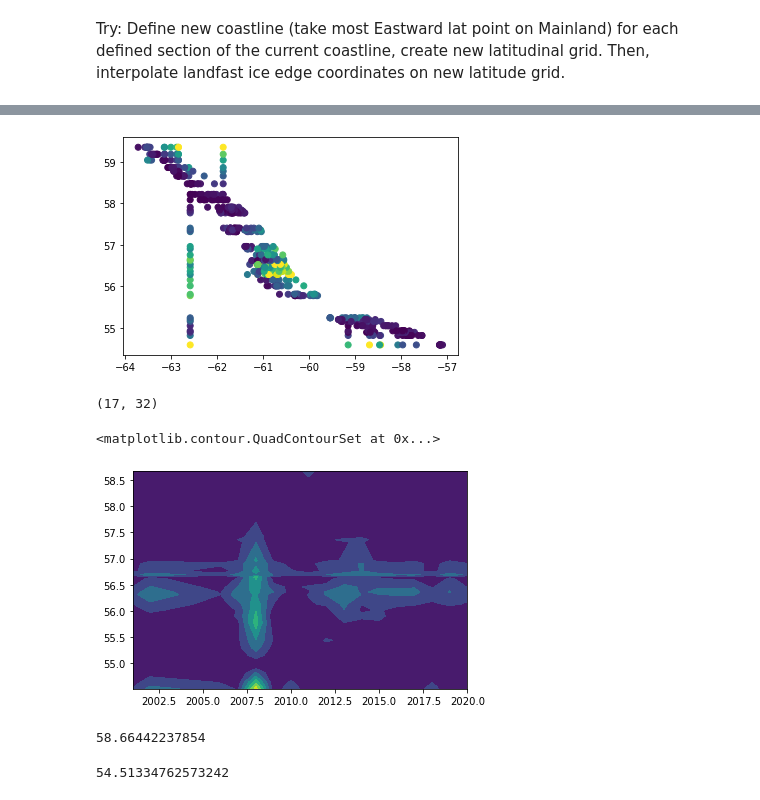
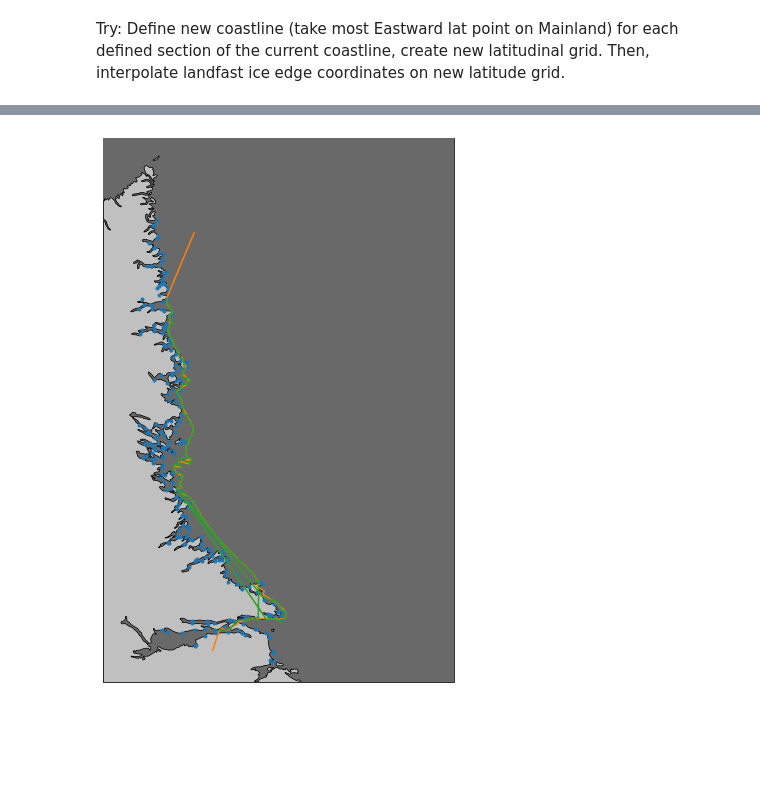
Before and after one commit to maynwang/CIS, a Jupyter notebook: landfast.ipynb, the cells around one changed output, grey strips where cells are left out. Saved outputs shown, nothing was run; the diff lists cells and outputs as text; code cells hidden in the pictures; blank space fills up the shorter version.

```diff
--- a/landfast.ipynb
+++ b/landfast.ipynb
@@ -85,12 +117,0 @@ yarr_n = transform2[...,1]
-# %%
-# Get land values
-CS = plt.contour(lon, lat, land, levels=[0])
-sina = CS.allsegs
-sina = np.concatenate(np.concatenate(sina, axis=0))
-landx = sina[:,0]
-landy = sina[:,1]
-plt.plot(xarr,yarr,'.')
-
-transform2 = rot.transform_points(rot,landx,landy)
-x_land = transform2[...,0]
-y_land = transform2[...,1]
@@ -302,8 +193,9 @@ Get distance from coast by matching coordinates of sina to coordinates of distan
 # %%
-# Focus in on one area (reduce domain)
-Yred=[]
-Xred=[]
+# Reduce domain
+
+sinalon_red=[]
+sinalat_red=[]
 for i in range(len(Y)):
-    inds = (np.where((Y[i] > 55) & (Y[i] < 59)) and (X[i] > -64))
-    Yred.append(Y[i][inds])
-    Xred.append(X[i][inds])
+    inds = (np.where( (Y[i] > np.min(coastlat)) & (Y[i] < np.max(coastlat)) & (X[i] > -64)))
+    sinalat_red.append(Y[i][inds])
+    sinalon_red.append(X[i][inds])
@@ -486,24 +218,0 @@ for i in range(len(Xred)):
-# %%
-# Try interpolating on coastline
-
-# Yred=[]
-# Xred=[]
-# for i in range(len(Y)):
-#     inds = (np.where( (np.min(coasty) < np.min(Y[i]) ) & (coasty < np.max(Y[i])) & (coastx > -64)))
-#     Yred.append(Y[i][inds])
-#     Xred.append(X[i][inds])
-
-d_km = []
-for i in range(len(Xred)):
-    # Interpolate sina
-    f2 = interp1d(Yred[i],Xred[i],kind='nearest',fill_value="extrapolate")
-
-    u_km, v_km = deg2km(coasty, f2(coasty) - coastx)
-    d_km.append(u_km)
-    plt.scatter(f2(coasty), coasty,c=d_km[i])
-# %% [output]
-[figure, removed]
-# %%
-np.shape(d_km)
-# %% [output]
-(17, 32)
@@ -512,13 +219,15 @@ xx,yy = np.meshgrid(years_sina,coasty)
-# %%
-plt.contourf(xx,yy,np.transpose(d_km))
-# %% [output]
-<matplotlib.contour.QuadContourSet at 0x...>
-[figure, removed]
-# %%
-np.max(Yred[i])
-# %% [output]
-58.66442237854
-# %%
-np.min(coasty)
-# %% [output]
-54.51334762573242
+# %%
+plot_cartopy()
+
+# Plot coastline
+# for i in range(2):
+#     f = interp1d(sinalat_red[i],sinalon_red[i],kind='nearest',fill_value="extrapolate")
+#     im = plt.plot(f(coastlat),coastlat,'.',transform=ccrs.PlateCarree(),zorder=4)
+
+i = 5
+plt.plot(coastlon, coastlat,'.', transform=ccrs.PlateCarree(),zorder=4)
+f = interp1d(sinalat_red[i],sinalon_red[i],kind='nearest',fill_value="extrapolate")
+plt.plot(f(coastlat),coastlat,transform=ccrs.PlateCarree(),zorder=4)
+plt.plot(sinalon_red[i],sinalat_red[i],transform=ccrs.PlateCarree(),zorder=4)
+# %% [output]
+[figure, added]
```
Also changed, not shown: parts of 32 cells of this notebook, 21 other files.
